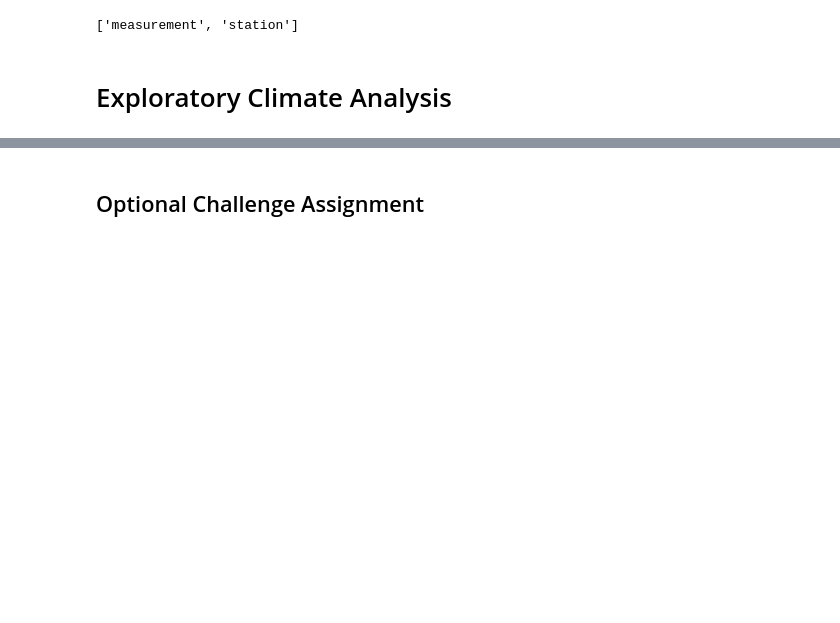
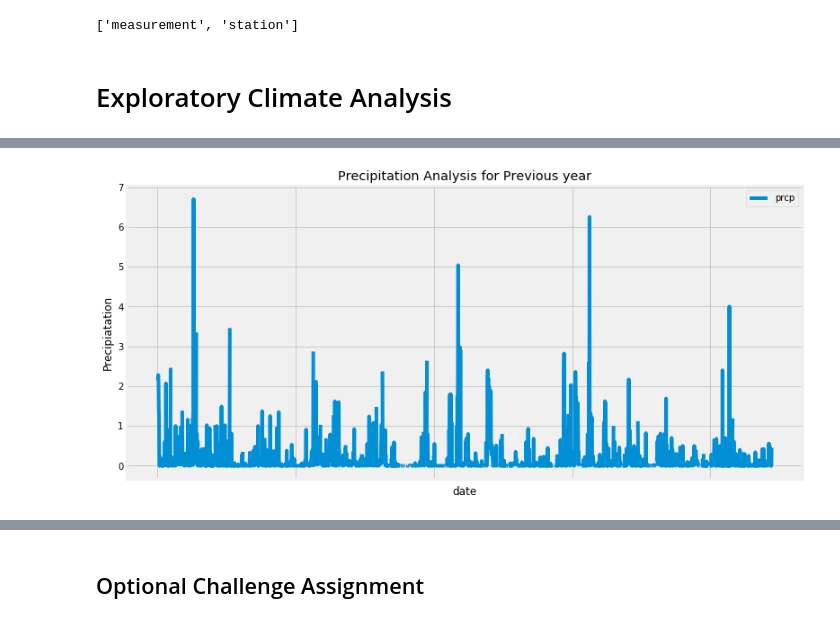
Before and after one commit to fubarroso/homework-10-FUBarroso, a Jupyter notebook: homework_10_FUBarroso.ipynb, the cells around one changed output, grey strips where cells are left out. Drawn from its saved outputs; the diff is of its cells as text; code cells hidden in the pictures; blank space fills up the shorter version.

```diff
--- a/homework_10_FUBarroso.ipynb
+++ b/homework_10_FUBarroso.ipynb
@@ -48,15 +48,25 @@ print(f"Most recent measurement was {most_recent_measurement}\n")
 # Calculate the date 1 year ago from the last data point in the database
 
 one_year_from_last_measurement = dt.date(2017, 8 ,23) - dt.timedelta(days = 365)
-print(f"The date one year earlier from most recent measurement is ('{one_year_from_last_measurement}')")
+print(f"The date one year earlier from most recent measurement is ('{one_year_from_last_measurement}')\n")
 
 # Perform a query to retrieve the data and precipitation scores
 
+prcp_date_data = session.query(Measurement.date, Measurement.prcp).filter(Measurement.date > one_year_from_last_measurement).all()
+
 # Save the query results as a Pandas DataFrame and set the index to the date column
+
+prcp_date_df = pd.DataFrame(prcp_date_data)
+
+
+prcp_date_df_date_index = prcp_date_df.set_index('date')
+
 
 # Sort the dataframe by date
 
-# Use Pandas Plotting with Matplotlib to plot the data
+sorted_df = prcp_date_df_date_index.sort_values(by=['date'], ascending=True)
+
+sorted_df.head()
 # %% [output]
 Most recent measurement was ('2017-08-23',)
 
@@ -66,2 +81,11 @@ The date one year earlier from most recent measurement is ('2016-08-23')
+# %%
+# Use Pandas Plotting with Matplotlib to plot the data
+
+ax = sorted_df.plot(figsize=(12,6))
+ax.set_title("Precipitation Analysis for Previous year")
+ax.set_ylabel('Precipiatation')
+plt.show()
+# %% [output]
+[figure, added]
 # %%
 # Use Pandas to calcualte the summary statistics for the precipitation data
```
Also changed, not shown: parts of 8 cells of this notebook.
